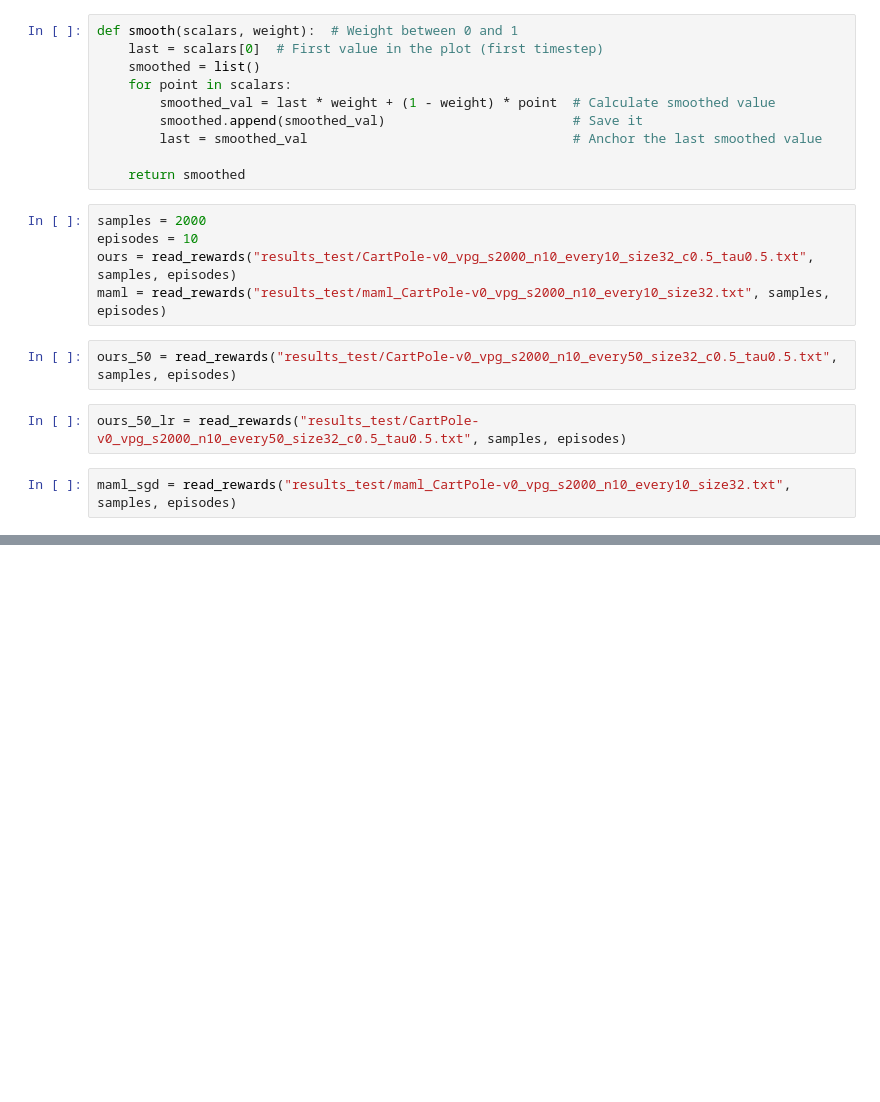
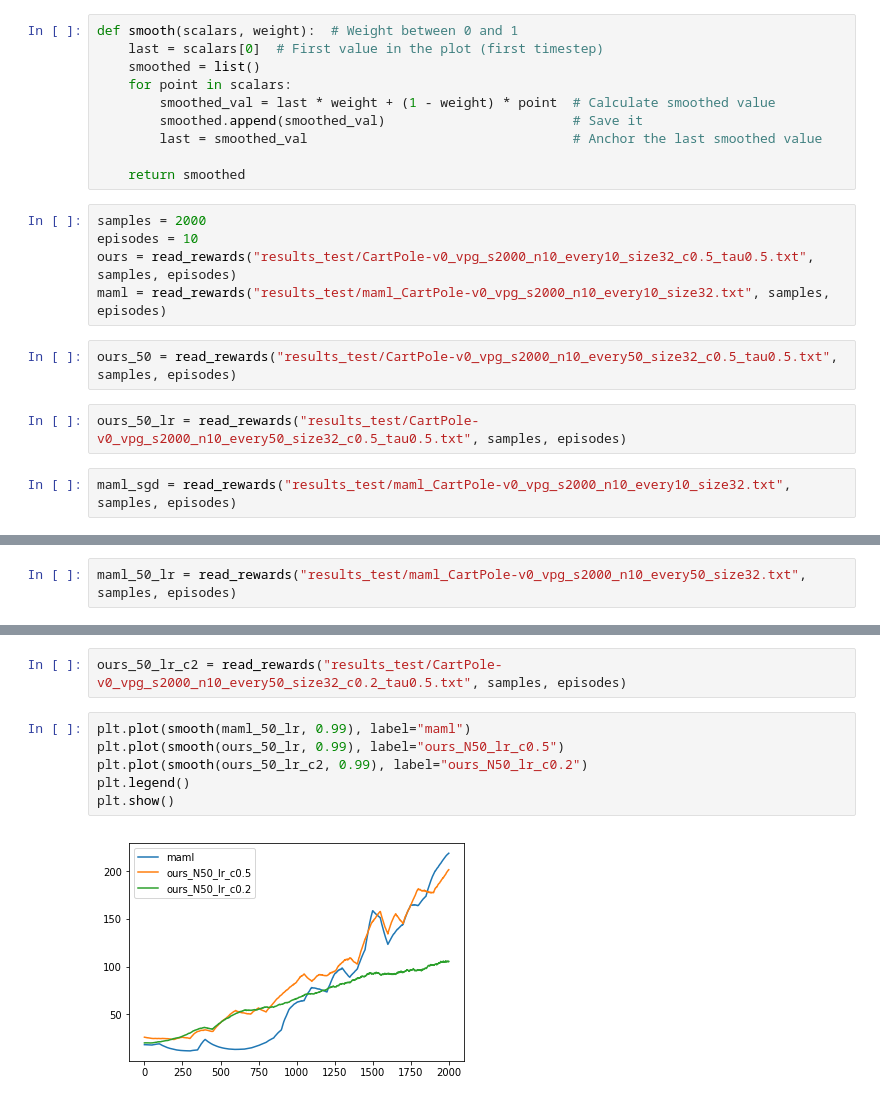
Before and after one commit to ycsun2017/cmsc828w-project, a Jupyter notebook: plot_all.ipynb, the cells around one changed output, grey strips where cells are left out. Cells and saved outputs as stored; diff of their text form; blank space fills up the shorter version.

```diff
--- a/plot_all.ipynb
+++ b/plot_all.ipynb
@@ -36,0 +39,2 @@ maml_sgd = read_rewards("results_test/maml_CartPole-v0_vpg_s2000_n10_every10_siz
+# %%
+maml_50_lr = read_rewards("results_test/maml_CartPole-v0_vpg_s2000_n10_every50_size32.txt", samples, episodes)
@@ -46,0 +54,10 @@ plt.show()
+# %%
+ours_50_lr_c2 = read_rewards("results_test/CartPole-v0_vpg_s2000_n10_every50_size32_c0.2_tau0.5.txt", samples, episodes)
+# %%
+plt.plot(smooth(maml_50_lr, 0.99), label="maml")
+plt.plot(smooth(ours_50_lr, 0.99), label="ours_N50_lr_c0.5")
+plt.plot(smooth(ours_50_lr_c2, 0.99), label="ours_N50_lr_c0.2")
+plt.legend()
+plt.show()
+# %% [output]
+[figure, added]
```
Also changed, not shown: parts of 3 cells of this notebook, 2 other files.
